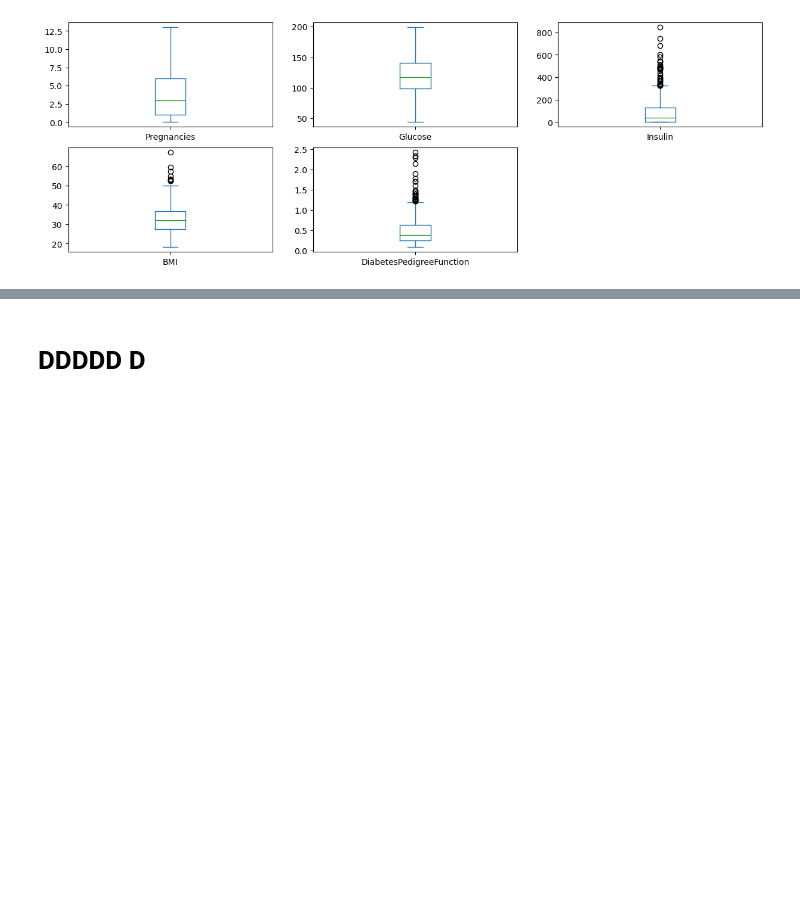
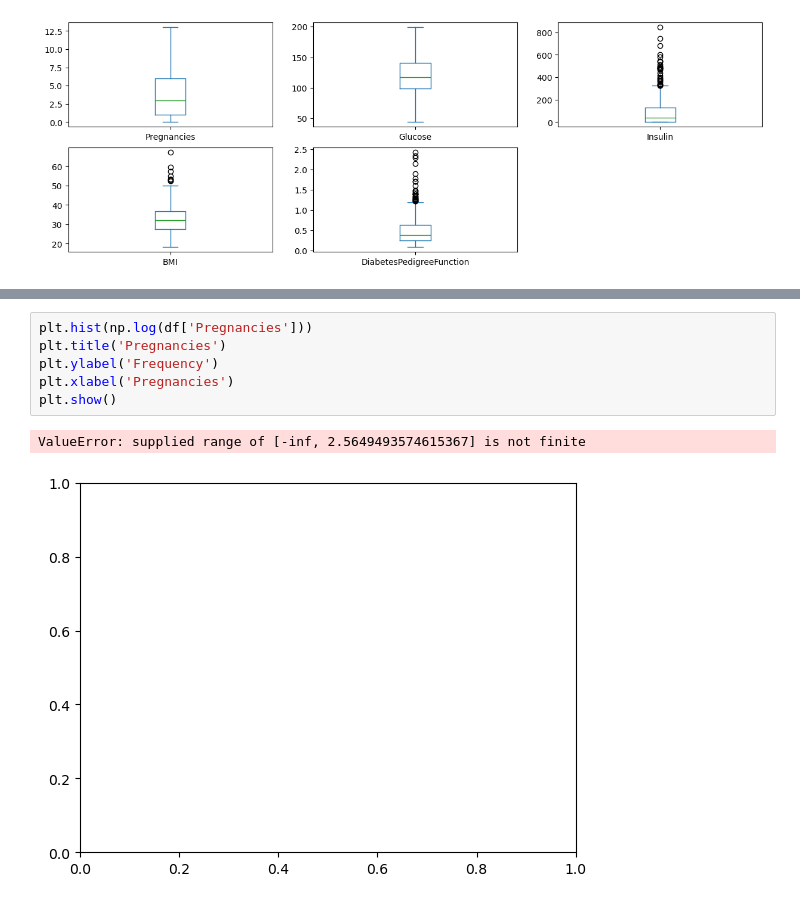
Before and after one commit to HUONSopanha/Introduction-to-Data-Science, a Jupyter notebook: Cleaning.ipynb, the cells around one changed output, grey strips where cells are left out. Saved outputs shown, nothing was run; the diff lists cells and outputs as text; blank space fills up the shorter version.

```diff
--- a/Cleaning.ipynb
+++ b/Cleaning.ipynb
@@ -143,2 +143,9 @@ for label in cols[:-1]:
-# %% [markdown]
-# DDDDD  D
+# %%
+plt.hist(np.log(df['Pregnancies']))
+plt.title('Pregnancies')
+plt.ylabel('Frequency')
+plt.xlabel('Pregnancies')
+plt.show()
+# %% [output]
+ValueError: supplied range of [-inf, 2.5649493574615367] is not finite
+[figure, added]
```
Also changed, not shown: parts of 1 cell of this notebook.
